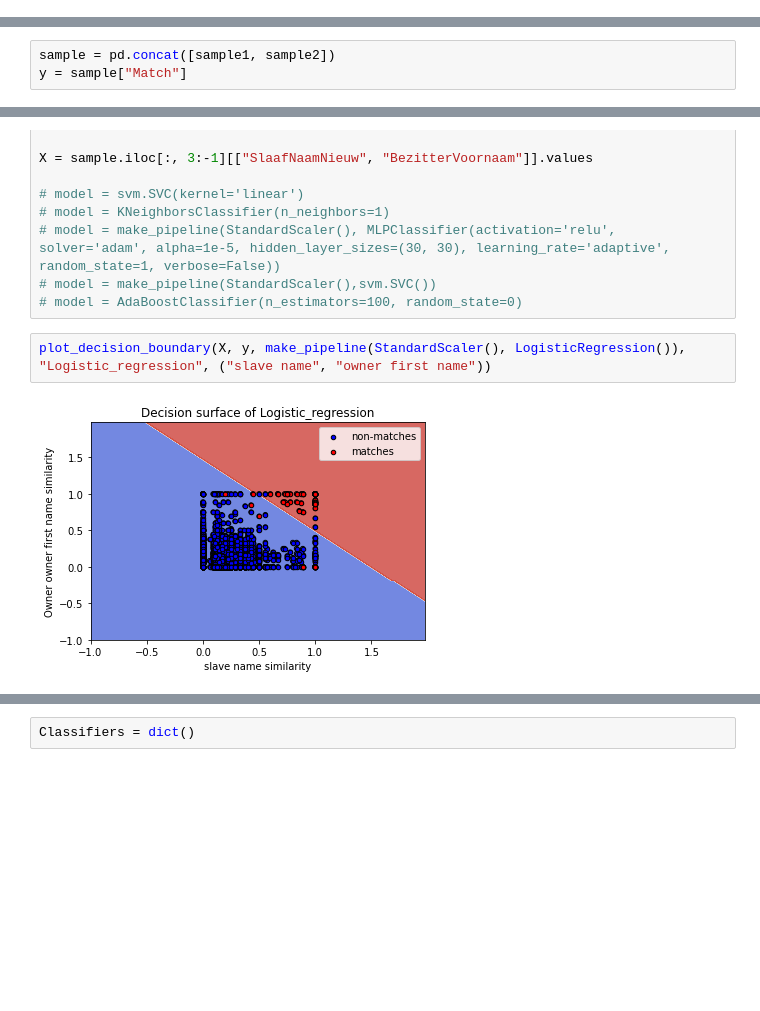
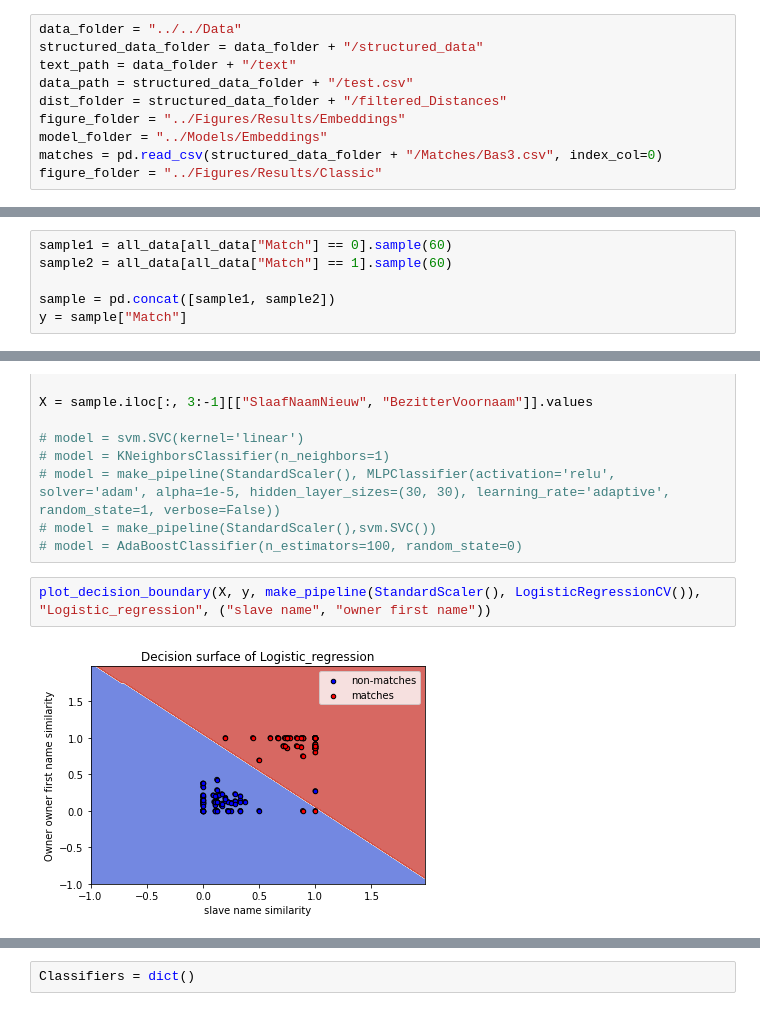
Before and after one commit to Basvdbrink1998/Entry-linking-in-18th-century-VOC-slave-archives, a Jupyter notebook: Annotation/Benchmarks.ipynb, the cells around one changed output, grey strips where cells are left out. Saved outputs shown, nothing was run; the diff lists cells and outputs as text; blank space fills up the shorter version.

```diff
--- a/Annotation/Benchmarks.ipynb
+++ b/Annotation/Benchmarks.ipynb
@@ -101,3 +55,13 @@ figure_folder = "../Figures/Results/Classic"
+# %%
+data_folder = "../../Data"
+structured_data_folder = data_folder + "/structured_data"
+text_path = data_folder + "/text"
+data_path = structured_data_folder + "/test.csv"
+dist_folder = structured_data_folder + "/filtered_Distances"
+figure_folder = "../Figures/Results/Embeddings"
+model_folder = "../Models/Embeddings"
+matches = pd.read_csv(structured_data_folder + "/Matches/Bas3.csv", index_col=0)
+figure_folder = "../Figures/Results/Classic"
 # %%
 distances = pd.read_csv(dist_folder + "/distances_0.csv", dtype={'permission_indx': 'uint16', 'transaction_indx': 'uint16', 'SlaafGender': 'bool', 'SlaafNaamNieuw': 'float16', 'BezitterGender': 'bool', 'BezitterVoornaam': 'float16', 'BezitterBeroep': 'float16', 'BezitterAchternaam': 'float16'})
 for i in range(1, 99):
@@ -259,4 +113,7 @@ Name: Match, Length: 2688312, dtype: int64
 # %%
+sample1 = all_data[all_data["Match"] == 0].sample(60)
+sample2 = all_data[all_data["Match"] == 1].sample(60)
+
 sample = pd.concat([sample1, sample2])
 y = sample["Match"]
 # %%
@@ -299,9 +156,9 @@ X = sample.iloc[:, 3:-1][["SlaafNaamNieuw", "BezitterVoornaam"]].values
 # model = make_pipeline(StandardScaler(),svm.SVC())
 # model = AdaBoostClassifier(n_estimators=100, random_state=0)
 # %%
-plot_decision_boundary(X, y, make_pipeline(StandardScaler(), LogisticRegression()), "Logistic_regression", ("slave name", "owner first name"))
+plot_decision_boundary(X, y, make_pipeline(StandardScaler(), LogisticRegressionCV()), "Logistic_regression", ("slave name", "owner first name"))
 # %% [output]
-[figure, old version]
+[figure, new version]
 # %%
 plot_decision_boundary(X, y, make_pipeline(StandardScaler(), AdaBoostClassifier(n_estimators=30, random_state=0)), "ADAboost", ("slave name", "owner first name"))
 # %% [output]
```
Also changed, not shown: parts of 46 cells of this notebook, 2 other files.
